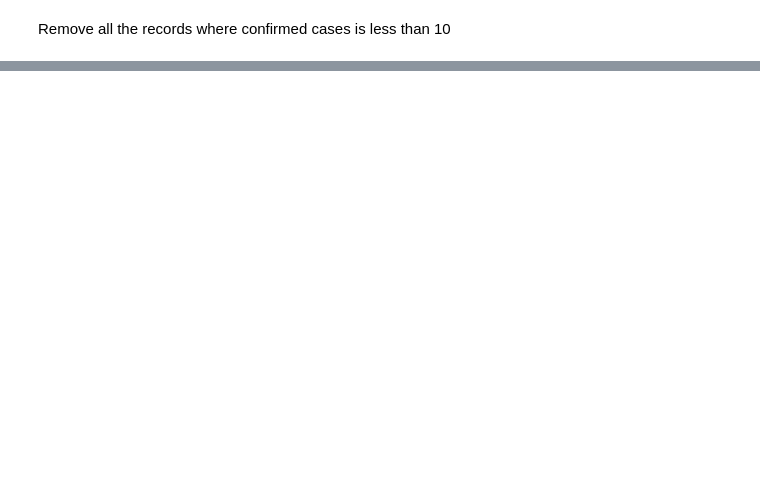
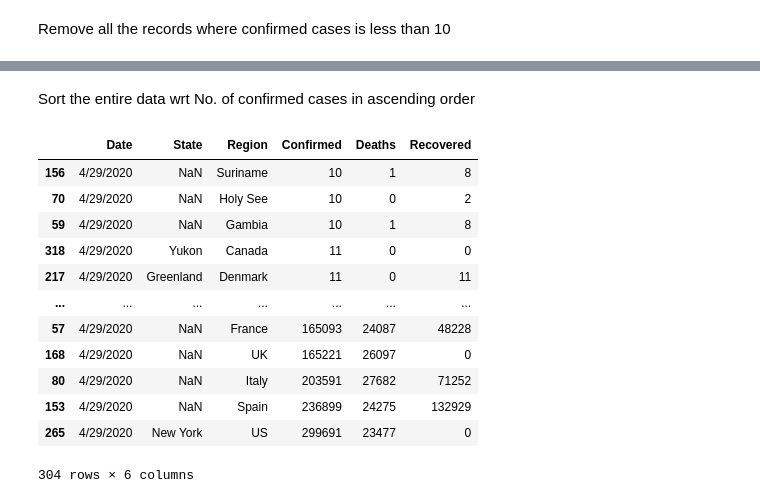
Before and after one commit to davinavc/Data-Analyst, a Jupyter notebook: Covid_19.ipynb, the cells around one changed output, grey strips where cells are left out. Drawn from its saved outputs; the diff is of its cells as text; code cells hidden in the pictures; blank space fills up the shorter version.

```diff
--- a/Covid_19.ipynb
+++ b/Covid_19.ipynb
@@ -59,5 +84,6 @@ Instead of using tuple, i use list for "Confirmed", "Deaths", and "Recovered" be
 # %% [markdown]
 Remove all the records where confirmed cases is less than 10
 # %%
-data[data["Confirmed"] <10]
+data = data[~(data["Confirmed"] <10)]
+print(data)
 # %% [output]
@@ -81,0 +173,18 @@ data[data["Confirmed"] <10]
+# %% [markdown]
+Sort the entire data wrt No. of confirmed cases in ascending order
+# %%
+data.sort_values(by=["Confirmed"], ascending=True)
+# %% [output]
+|  | Date | State | Region | Confirmed | Deaths | Recovered |
+| 156 | 4/29/2020 | NaN | Suriname | 10 | 1 | 8 |
+| 70 | 4/29/2020 | NaN | Holy See | 10 | 0 | 2 |
+| 59 | 4/29/2020 | NaN | Gambia | 10 | 1 | 8 |
+| 318 | 4/29/2020 | Yukon | Canada | 11 | 0 | 0 |
+| 217 | 4/29/2020 | Greenland | Denmark | 11 | 0 | 11 |
+| ... | ... | ... | ... | ... | ... | ... |
+| 57 | 4/29/2020 | NaN | France | 165093 | 24087 | 48228 |
+| 168 | 4/29/2020 | NaN | UK | 165221 | 26097 | 0 |
+| 80 | 4/29/2020 | NaN | Italy | 203591 | 27682 | 71252 |
+| 153 | 4/29/2020 | NaN | Spain | 236899 | 24275 | 132929 |
+| 265 | 4/29/2020 | New York | US | 299691 | 23477 | 0 |
+304 rows × 6 columns
```
Also changed, not shown: parts of 17 cells of this notebook.
